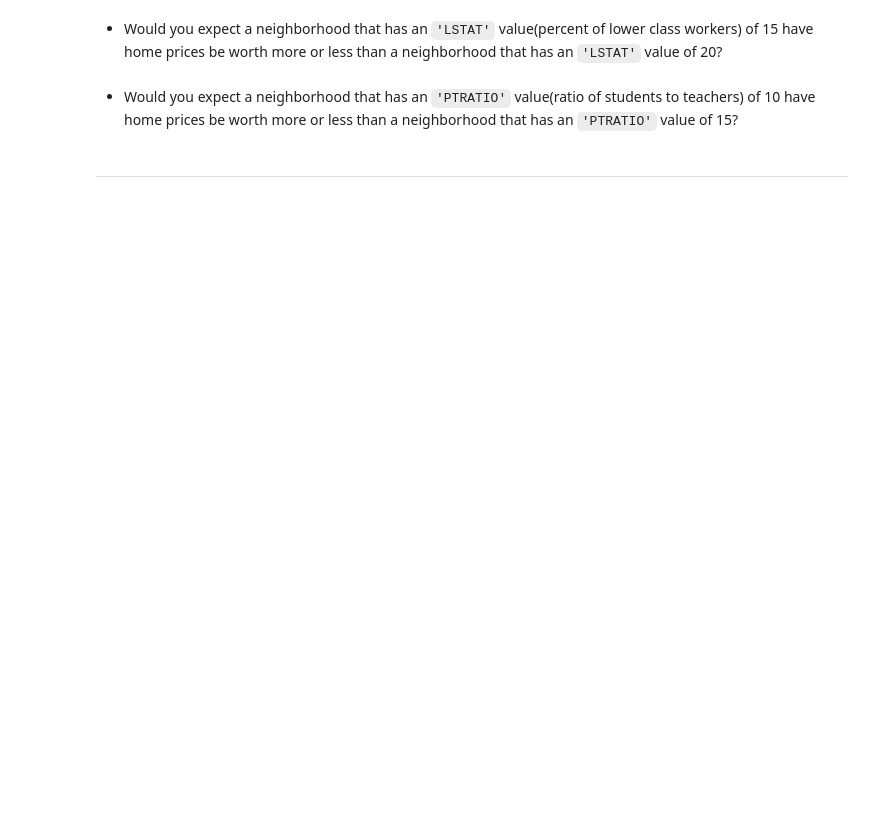
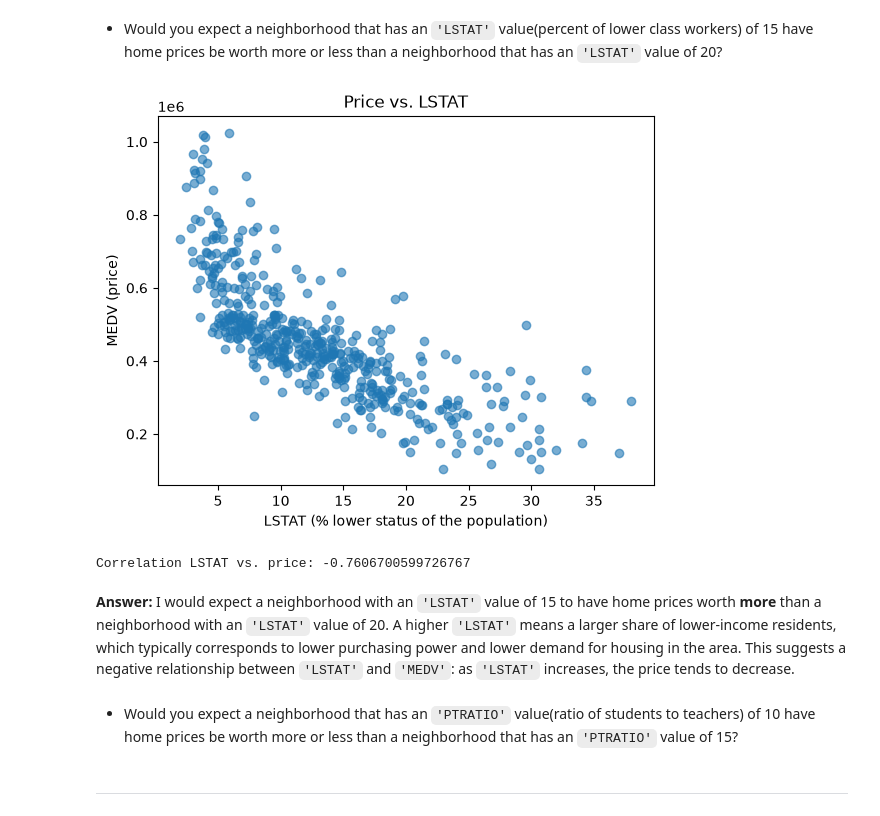
Before and after one commit to abdogad5100/machine_learning-project, a Jupyter notebook: p1/p1/boston_housing.ipynb, the cells around one changed output. Drawn from its saved outputs; the diff is of its cells as text; code cells hidden in the pictures; blank space fills up the shorter version.

```diff
--- a/p1/p1/boston_housing.ipynb
+++ b/p1/p1/boston_housing.ipynb
@@ -166,5 +181,18 @@ As a reminder, we are using three features from the Boston housing dataset: `'RM
 # %% [markdown]
 * Would you expect a neighborhood that has an `'LSTAT'` value(percent of lower class workers) of 15 have home prices be worth more or less than a neighborhood that has an `'LSTAT'` value of 20?
+# %%
+plt.scatter(features['LSTAT'], prices, alpha=0.6)
+plt.xlabel('LSTAT (% lower status of the population)')
+plt.ylabel('MEDV (price)')
+plt.title('Price vs. LSTAT')
+plt.show()
+
+print("Correlation LSTAT vs. price:", features['LSTAT'].corr(prices))
+# %% [output]
+[figure, added]
+Correlation LSTAT vs. price: -0.7606700599726767
+# %% [markdown]
+**Answer:** I would expect a neighborhood with an `'LSTAT'` value of 15 to have home prices worth **more** than a neighborhood with an `'LSTAT'` value of 20. A higher `'LSTAT'` means a larger share of lower-income residents, which typically corresponds to lower purchasing power and lower demand for housing in the area. This suggests a negative relationship between `'LSTAT'` and `'MEDV'`: as `'LSTAT'` increases, the price tends to decrease.
 # %% [markdown]
 * Would you expect a neighborhood that has an `'PTRATIO'` value(ratio of students to teachers) of 10 have home prices be worth more or less than a neighborhood that has an `'PTRATIO'` value of 15?
 # %% [markdown]
```
Also changed, not shown: parts of 25 cells of this notebook, 1 other file.
